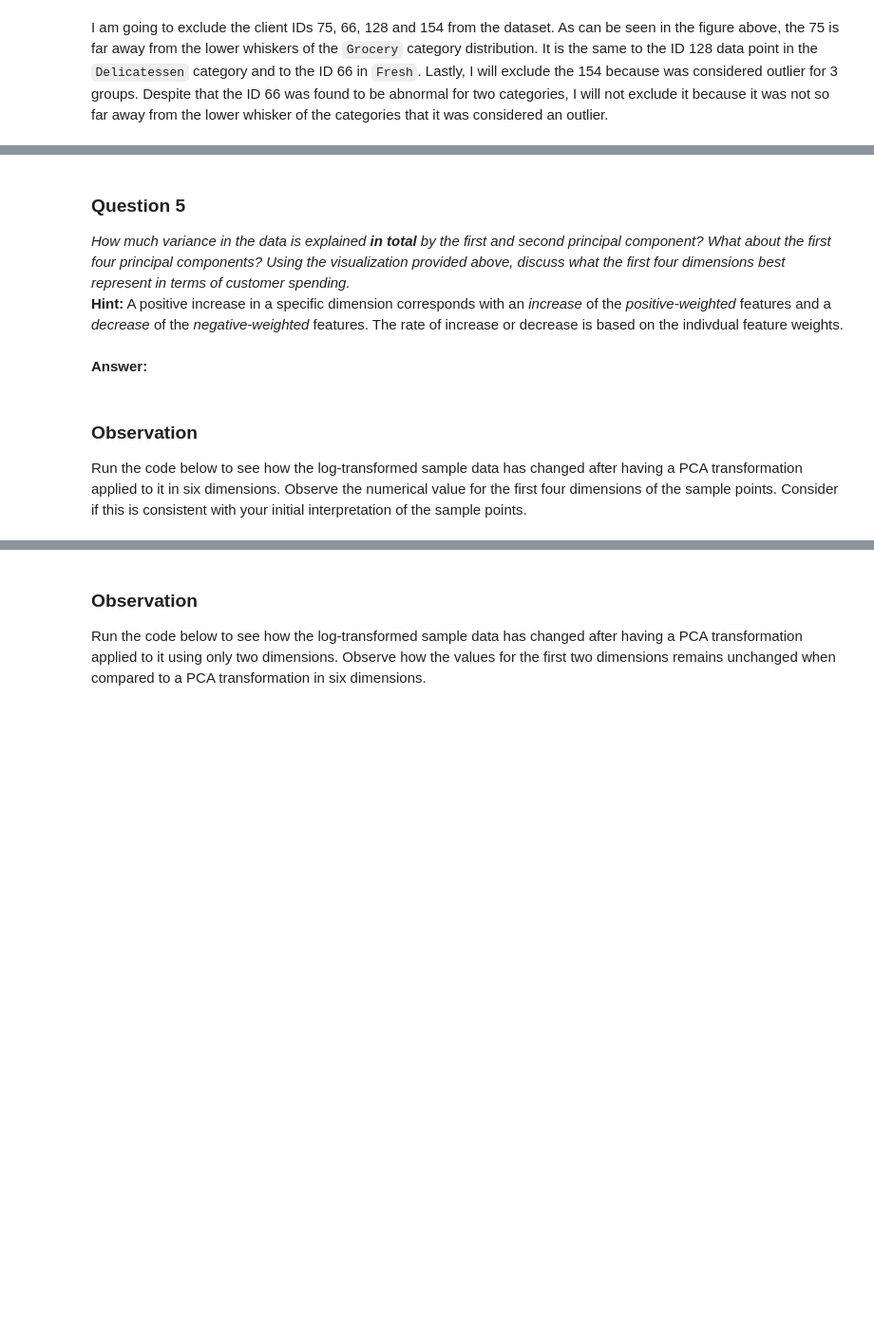
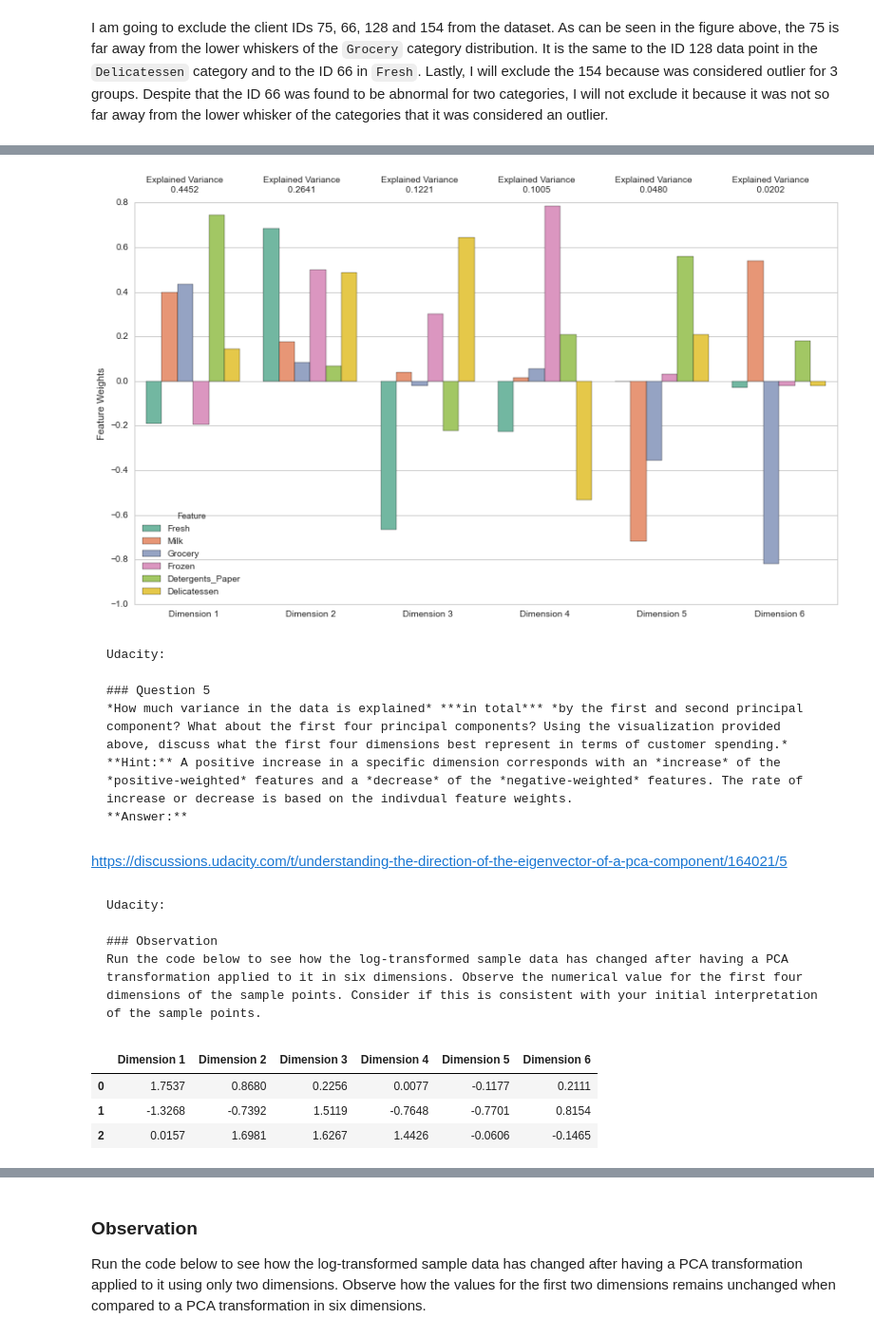
Before and after one commit to ucaiado/Customer_Segments, a Jupyter notebook: customer_segments.ipynb, the cells around one changed output, grey strips where cells are left out. Shown at 95% size. Drawn from its saved outputs; the diff is of its cells as text; code cells hidden in the pictures; blank space fills up the shorter version.

Commit message:
start to analyse the PCA results

````diff
--- a/customer_segments.ipynb
+++ b/customer_segments.ipynb
@@ -437,21 +429,39 @@ In the code block below, you will need to implement the following:
 # %%
 # TODO: Apply PCA to the good data with the same number of dimensions as features
-pca = None
+from sklearn import decomposition
+pca = decomposition.PCA(n_components=good_data.shape[1])
+pca.fit(good_data)
 
 # TODO: Apply a PCA transformation to the sample log-data
-pca_samples = None
+pca_samples = pca.transform(log_samples)
 
 # Generate PCA results plot
-pca_results = rs.pca_results(good_data, pca)
+pca_results = eda.pca_results(good_data, pca)
+# %% [output]
+[figure, added]
 # %% [markdown]
+```
+Udacity:
+
 ### Question 5
 *How much variance in the data is explained* ***in total*** *by the first and second principal component? What about the first four principal components? Using the visualization provided above, discuss what the first four dimensions best represent in terms of customer spending.*
 **Hint:** A positive increase in a specific dimension corresponds with an *increase* of the *positive-weighted* features and a *decrease* of the *negative-weighted* features. The rate of increase or decrease is based on the indivdual feature weights.
+**Answer:**
+```
-# %% [markdown]
-**Answer:**
+# %% [markdown]
+https://discussions.udacity.com/t/understanding-the-direction-of-the-eigenvector-of-a-pca-component/164021/5
 # %% [markdown]
+```
+Udacity:
+
 ### Observation
 Run the code below to see how the log-transformed sample data has changed after having a PCA transformation applied to it in six dimensions. Observe the numerical value for the first four dimensions of the sample points. Consider if this is consistent with your initial interpretation of the sample points.
+```
 # %%
 # Display sample log-data after having a PCA transformation applied
 display(pd.DataFrame(np.round(pca_samples, 4), columns = pca_results.index.values))
+# %% [output]
+|  | Dimension 1 | Dimension 2 | Dimension 3 | Dimension 4 | Dimension 5 | Dimension 6 |
+| 0 | 1.7537 | 0.8680 | 0.2256 | 0.0077 | -0.1177 | 0.2111 |
+| 1 | -1.3268 | -0.7392 | 1.5119 | -0.7648 | -0.7701 | 0.8154 |
+| 2 | 0.0157 | 1.6981 | 1.6267 | 1.4426 | -0.0606 | -0.1465 |
````
Also changed, not shown: parts of 12 cells of this notebook, 1 other file.
